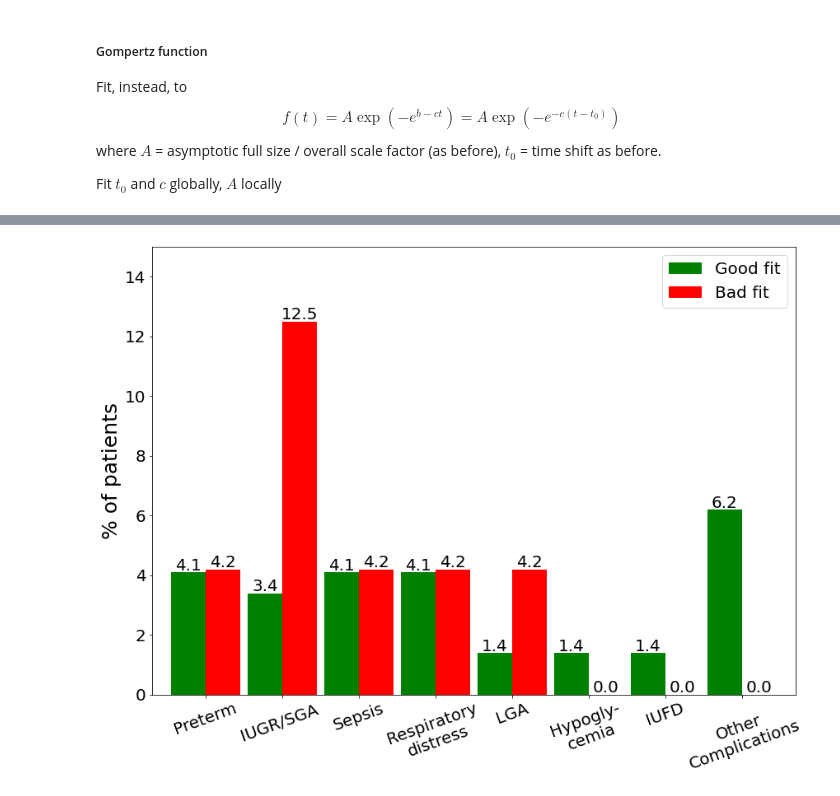
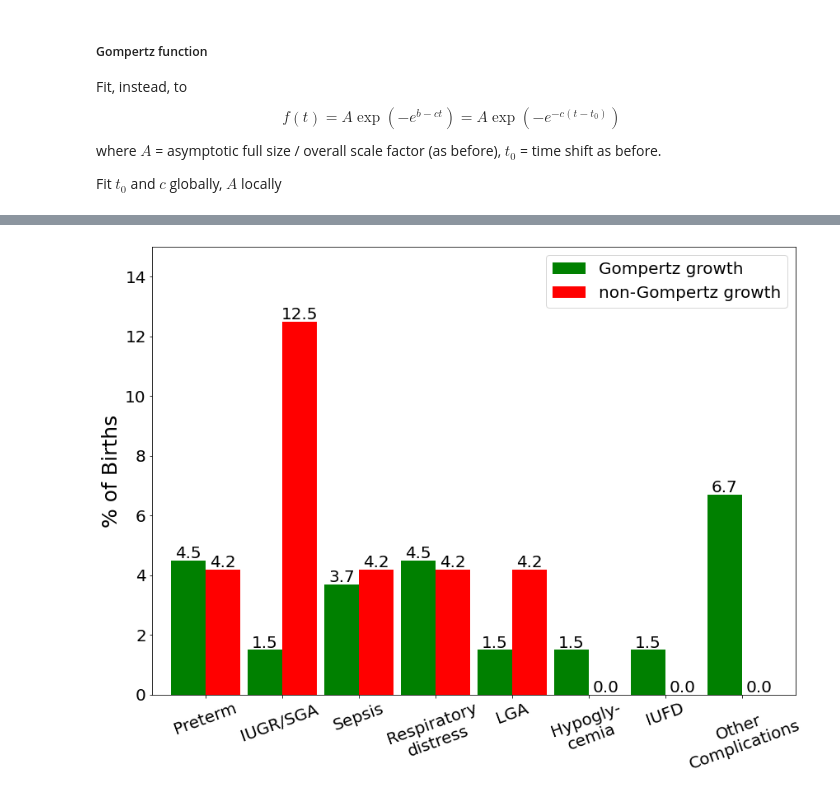
Before and after one commit to chandranikumari/FetusGrowthModel, a Jupyter notebook: Gompertz_Optimization+Plots.ipynb, the cells around one changed output, grey strips where cells are left out. Cells and saved outputs as stored; diff of their text form; code cells hidden in the pictures.

```diff
--- a/Gompertz_Optimization+Plots.ipynb
+++ b/Gompertz_Optimization+Plots.ipynb
@@ -13,0 +14,6 @@ data = getMeasurements_int(data_df)
+# %%
+data_df = pd.read_csv('seethapathyCleanedData.csv')
+data = getMeasurements_int(data_df)
+data = data.drop([i for i in range(len(data['GA'])) if list(data['GA'])[i][1] > 24]).reset_index(drop = True)
+data = data.drop([i for i in range(len(data['GA'])) if list(data['GA'])[i][-1] < 27]).reset_index(drop = True)
+data = rmMultipleUS(data)
@@ -411,35 +422,35 @@ nc_pie_b_list = [np.round((nc_pie_b['1']/total_nc_b)*100,1),
 complication = ['Preterm', 'IUGR/SGA ','Sepsis','Respiratory\ndistress', 'LGA','Hypogly-\ncemia', 'IUFD',
                 'Other\nComplications']
 
 cm_df = pd.DataFrame(list(zip(complication,nc_pie_g_list,nc_pie_b_list)),
-               columns =['Complications','Good fit','Bad fit'])
+               columns =['Complications','Gompertz growth','non-Gompertz growth'])
 
 
 plt.rcParams["figure.figsize"] = [14, 10]
 
-ax = cm_df.set_index('Complications').plot(kind="bar", align='center', width=0.9,color={"Good fit": "green",
-                                                                                   "Bad fit": "red"})
+ax = cm_df.set_index('Complications').plot(kind="bar", align='center', width=0.9,color={"Gompertz growth": "green",
+                                                                                   "non-Gompertz growth": "red"})
 plt.xticks(rotation=20)
-plt.ylabel('% of patients')
+plt.ylabel('% of Births')
 
 
 for bar in ax.patches:
 
   # Using Matplotlib's annotate function and
   # passing the coordinates where the annotation shall be done
   # x-coordinate: bar.get_x() + bar.get_width() / 2
   # y-coordinate: bar.get_height()
   # free space to be left to make graph pleasing: (0, 8)
   # ha and va stand for the horizontal and vertical alignment
     ax.annotate(format(bar.get_height(), '.1f'),
                    (bar.get_x() + bar.get_width() / 2,
                     bar.get_height()), ha='center', va='center',
                    size=20, xytext=(0, 8),
                    textcoords='offset points')
 plt.ylim(0,15)
 plt.xlabel('')
 plt.savefig('FigOutput/Complication_barplot.png',dpi = 600,bbox_inches='tight')
 plt.savefig('FigOutput/Complication_barplot.pdf',dpi = 600,bbox_inches='tight')
 plt.show()
 # %% [output]
-[figure, old version]
+[figure, new version]
```
Also changed, not shown: parts of 15 cells of this notebook.
